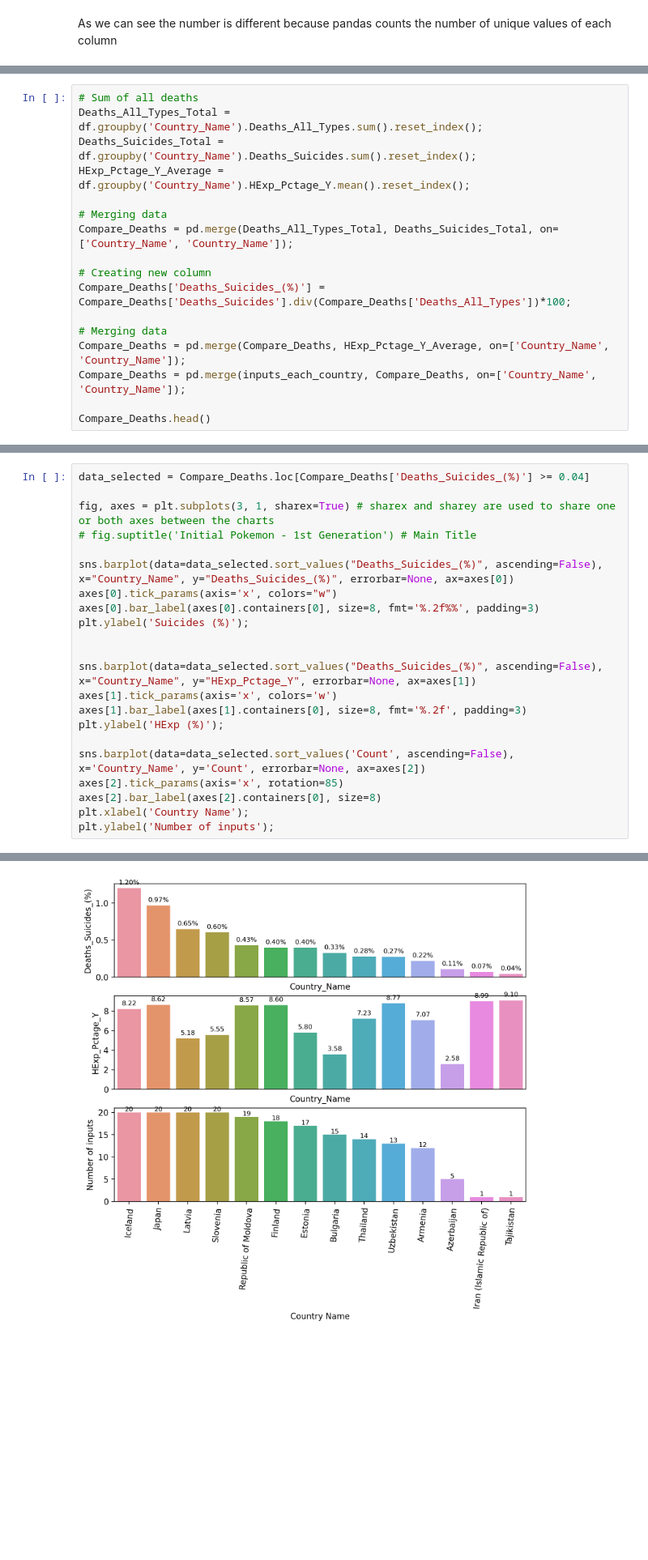
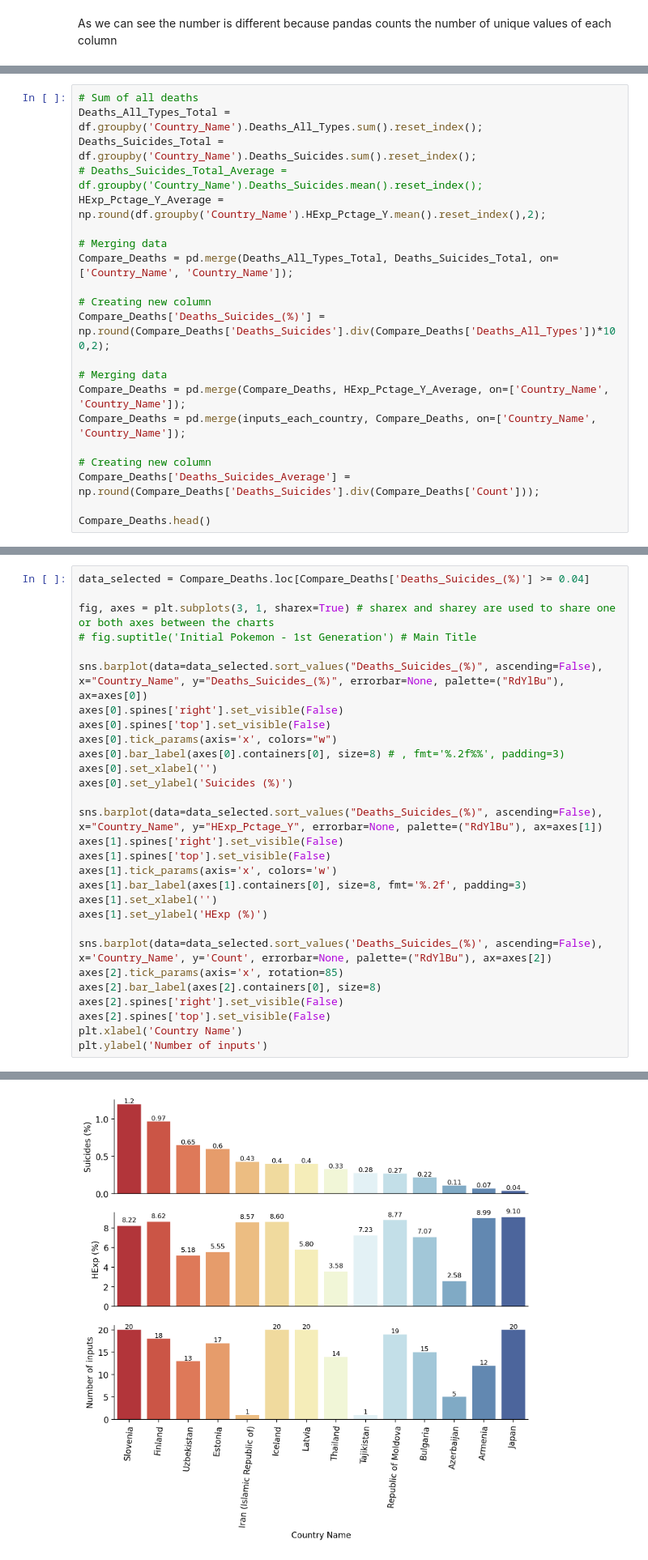
Before and after one commit to erickbezerra/VScode, a Jupyter notebook: Projects/DBexploring/WHO_MHE/WHO_MHExp_and_Deaths.ipynb, the cells around one changed output, grey strips where cells are left out. Shown at 81% size. Saved outputs shown, nothing was run; the diff lists cells and outputs as text; blank space fills up the shorter version.

```diff
--- a/Projects/DBexploring/WHO_MHE/WHO_MHExp_and_Deaths.ipynb
+++ b/Projects/DBexploring/WHO_MHE/WHO_MHExp_and_Deaths.ipynb
@@ -213,17 +213,21 @@ plt.ylabel('Number of inputs');
 # Sum of all deaths
 Deaths_All_Types_Total = df.groupby('Country_Name').Deaths_All_Types.sum().reset_index();
 Deaths_Suicides_Total = df.groupby('Country_Name').Deaths_Suicides.sum().reset_index();
-HExp_Pctage_Y_Average = df.groupby('Country_Name').HExp_Pctage_Y.mean().reset_index();
+# Deaths_Suicides_Total_Average = df.groupby('Country_Name').Deaths_Suicides.mean().reset_index();
+HExp_Pctage_Y_Average = np.round(df.groupby('Country_Name').HExp_Pctage_Y.mean().reset_index(),2);
 
 # Merging data
 Compare_Deaths = pd.merge(Deaths_All_Types_Total, Deaths_Suicides_Total, on=['Country_Name', 'Country_Name']);
 
 # Creating new column
-Compare_Deaths['Deaths_Suicides_(%)'] = Compare_Deaths['Deaths_Suicides'].div(Compare_Deaths['Deaths_All_Types'])*100;
+Compare_Deaths['Deaths_Suicides_(%)'] = np.round(Compare_Deaths['Deaths_Suicides'].div(Compare_Deaths['Deaths_All_Types'])*100,2);
 
 # Merging data
 Compare_Deaths = pd.merge(Compare_Deaths, HExp_Pctage_Y_Average, on=['Country_Name', 'Country_Name']);
 Compare_Deaths = pd.merge(inputs_each_country, Compare_Deaths, on=['Country_Name', 'Country_Name']);
 
+# Creating new column
+Compare_Deaths['Deaths_Suicides_Average'] = np.round(Compare_Deaths['Deaths_Suicides'].div(Compare_Deaths['Count']));
+
 Compare_Deaths.head()
 # %% [output]
@@ -248,20 +252,27 @@ data_selected = Compare_Deaths.loc[Compare_Deaths['Deaths_Suicides_(%)'] >= 0.04
 fig, axes = plt.subplots(3, 1, sharex=True) # sharex and sharey are used to share one or both axes between the charts
 # fig.suptitle('Initial Pokemon - 1st Generation') # Main Title
 
-sns.barplot(data=data_selected.sort_values("Deaths_Suicides_(%)", ascending=False), x="Country_Name", y="Deaths_Suicides_(%)", errorbar=None, ax=axes[0])
+sns.barplot(data=data_selected.sort_values("Deaths_Suicides_(%)", ascending=False), x="Country_Name", y="Deaths_Suicides_(%)", errorbar=None, palette=("RdYlBu"), ax=axes[0])
+axes[0].spines['right'].set_visible(False)
+axes[0].spines['top'].set_visible(False)
 axes[0].tick_params(axis='x', colors="w")
-axes[0].bar_label(axes[0].containers[0], size=8, fmt='%.2f%%', padding=3)
-plt.ylabel('Suicides (%)');
+axes[0].bar_label(axes[0].containers[0], size=8) # , fmt='%.2f%%', padding=3)
+axes[0].set_xlabel('')
+axes[0].set_ylabel('Suicides (%)')
 
-
-sns.barplot(data=data_selected.sort_values("Deaths_Suicides_(%)", ascending=False), x="Country_Name", y="HExp_Pctage_Y", errorbar=None, ax=axes[1])
+sns.barplot(data=data_selected.sort_values("Deaths_Suicides_(%)", ascending=False), x="Country_Name", y="HExp_Pctage_Y", errorbar=None, palette=("RdYlBu"), ax=axes[1])
+axes[1].spines['right'].set_visible(False)
+axes[1].spines['top'].set_visible(False)
 axes[1].tick_params(axis='x', colors='w')
 axes[1].bar_label(axes[1].containers[0], size=8, fmt='%.2f', padding=3)
-plt.ylabel('HExp (%)');
+axes[1].set_xlabel('')
+axes[1].set_ylabel('HExp (%)')
 
-sns.barplot(data=data_selected.sort_values('Count', ascending=False), x='Country_Name', y='Count', errorbar=None, ax=axes[2])
+sns.barplot(data=data_selected.sort_values('Deaths_Suicides_(%)', ascending=False), x='Country_Name', y='Count', errorbar=None, palette=("RdYlBu"), ax=axes[2])
 axes[2].tick_params(axis='x', rotation=85)
 axes[2].bar_label(axes[2].containers[0], size=8)
-plt.xlabel('Country Name');
-plt.ylabel('Number of inputs');
+axes[2].spines['right'].set_visible(False)
+axes[2].spines['top'].set_visible(False)
+plt.xlabel('Country Name')
+plt.ylabel('Number of inputs')
 # %% [output]
@@ -268 +280 @@ plt.ylabel('Number of inputs');
-[figure, old version]
+[figure, new version]
```
Also changed, not shown: parts of 8 cells of this notebook.
